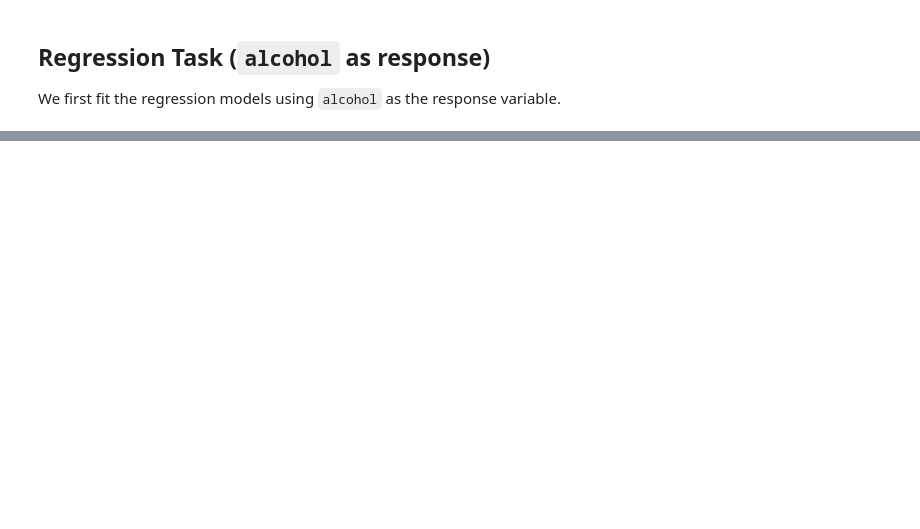
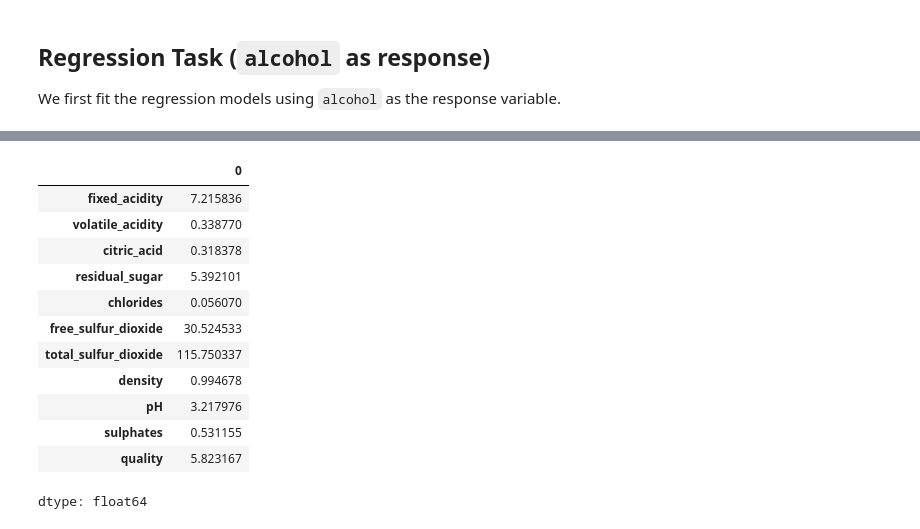
Before and after one commit to hzhoujoy/ST554_HW7, a Jupyter notebook: JoyZhou_HW7.ipynb, the cells around one changed output, grey strips where cells are left out. Saved outputs shown, nothing was run; the diff lists cells and outputs as text; code cells hidden in the pictures; blank space fills up the shorter version.

```diff
--- a/JoyZhou_HW7.ipynb
+++ b/JoyZhou_HW7.ipynb
@@ -195,0 +242,17 @@ X_train, X_test, y_train, y_test = train_test_split(
+# %%
+means = X_train.apply(np.mean, axis = 0)
+means
+# %% [output]
+|  | 0 |
+| fixed_acidity | 7.215836 |
+| volatile_acidity | 0.338770 |
+| citric_acid | 0.318378 |
+| residual_sugar | 5.392101 |
+| chlorides | 0.056070 |
+| free_sulfur_dioxide | 30.524533 |
+| total_sulfur_dioxide | 115.750337 |
+| density | 0.994678 |
+| pH | 3.217976 |
+| sulphates | 0.531155 |
+| quality | 5.823167 |
+dtype: float64
```
Also changed, not shown: parts of 33 cells of this notebook.
